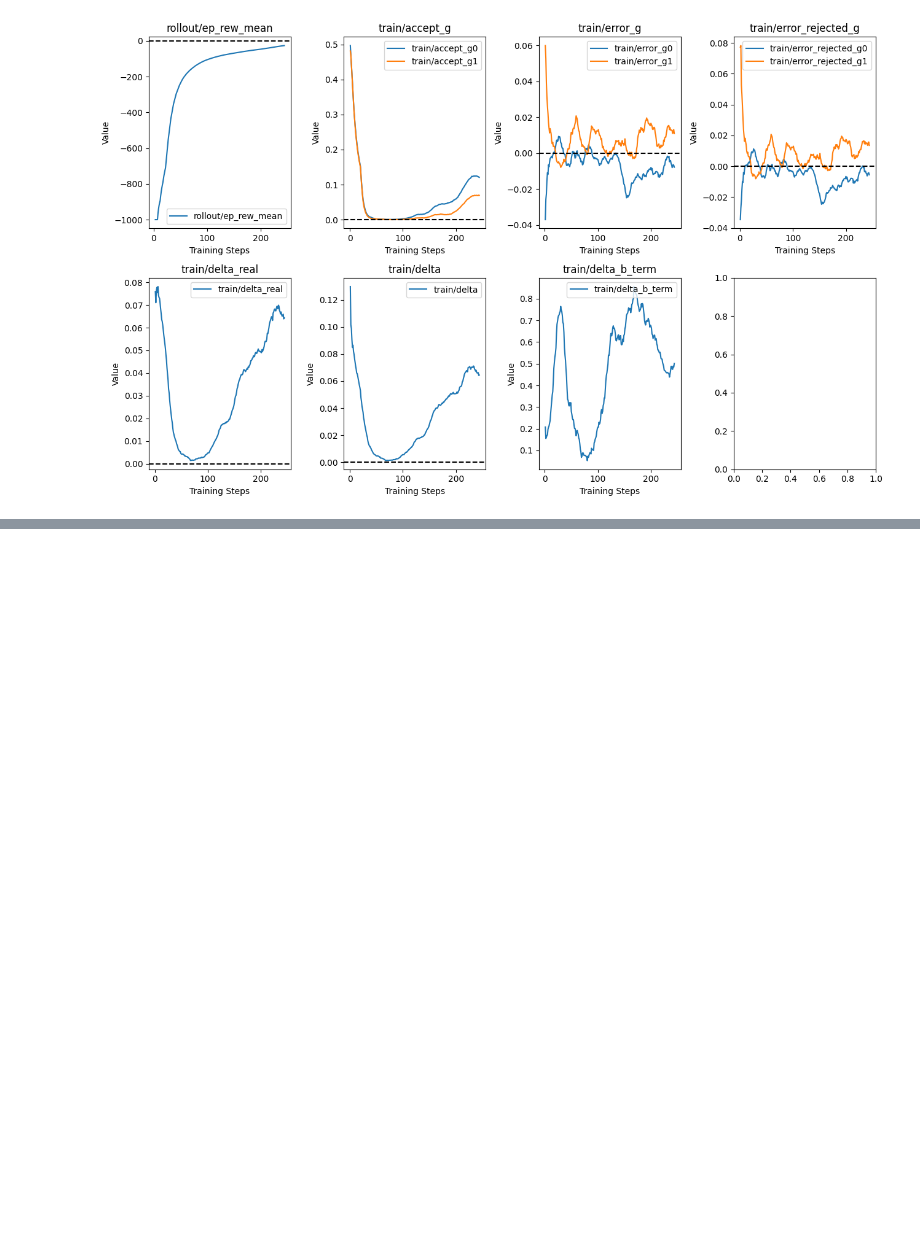
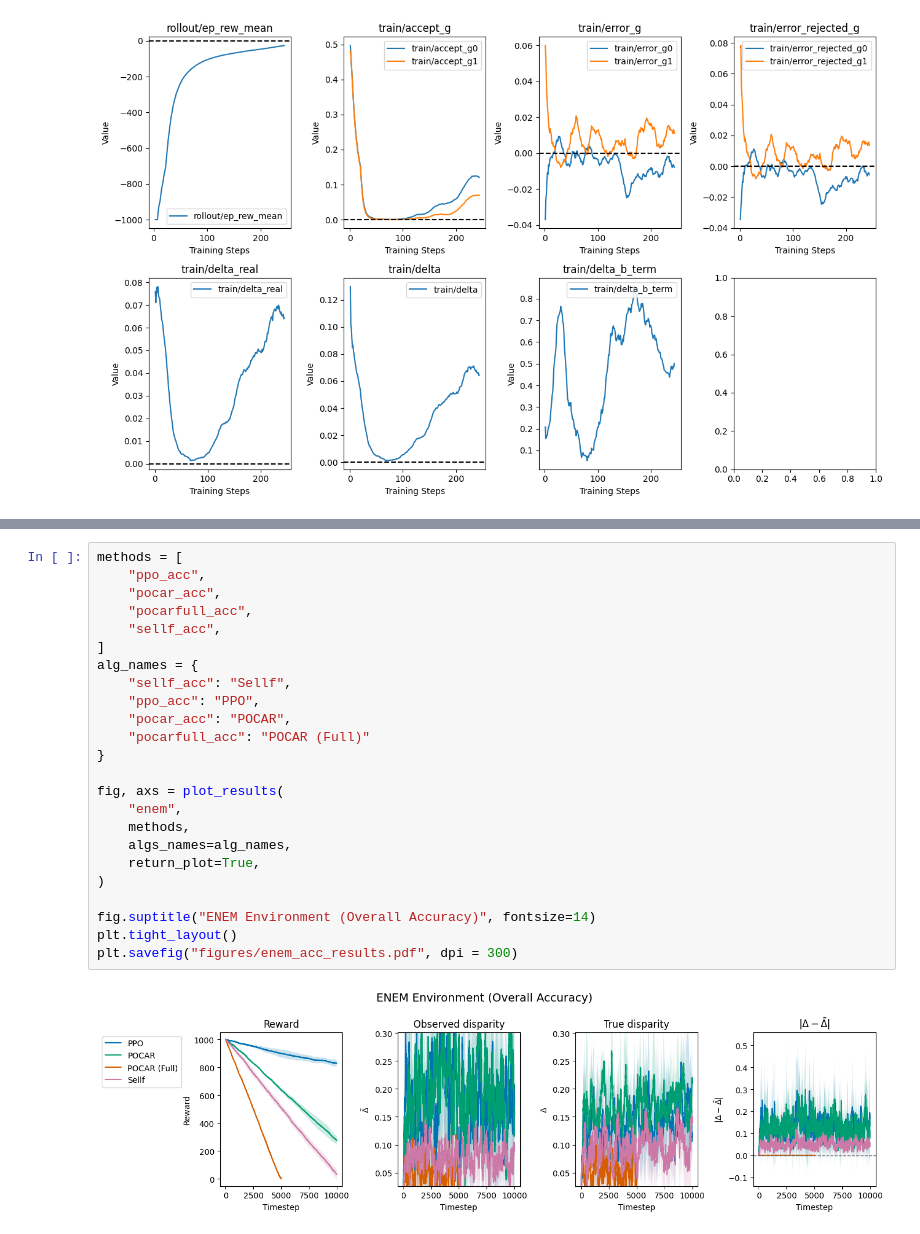
Before and after one commit to hiaac-finance/sellf, a Jupyter notebook: lending_experiment/plots.ipynb, the cells around one changed output, grey strips where cells are left out. Drawn from its saved outputs; the diff is of its cells as text; blank space fills up the shorter version.

```diff
--- a/lending_experiment/plots.ipynb
+++ b/lending_experiment/plots.ipynb
@@ -284,0 +309,26 @@ plt.savefig("enem_tpr_results.pdf", dpi = 300)
+# %%
+methods = [
+    "ppo_acc",
+    "pocar_acc",
+    "pocarfull_acc",
+    "sellf_acc",
+]
+alg_names = {
+    "sellf_acc": "Sellf",
+    "ppo_acc": "PPO",
+    "pocar_acc": "POCAR",
+    "pocarfull_acc": "POCAR (Full)"
+}
+
+fig, axs = plot_results(
+    "enem",
+    methods,
+    algs_names=alg_names,
+    return_plot=True,
+)
+
+fig.suptitle("ENEM Environment (Overall Accuracy)", fontsize=14)
+plt.tight_layout()
+plt.savefig("figures/enem_acc_results.pdf", dpi = 300)
+# %% [output]
+[figure, added]
```
Also changed, not shown: parts of 12 cells of this notebook, 4 other files.
